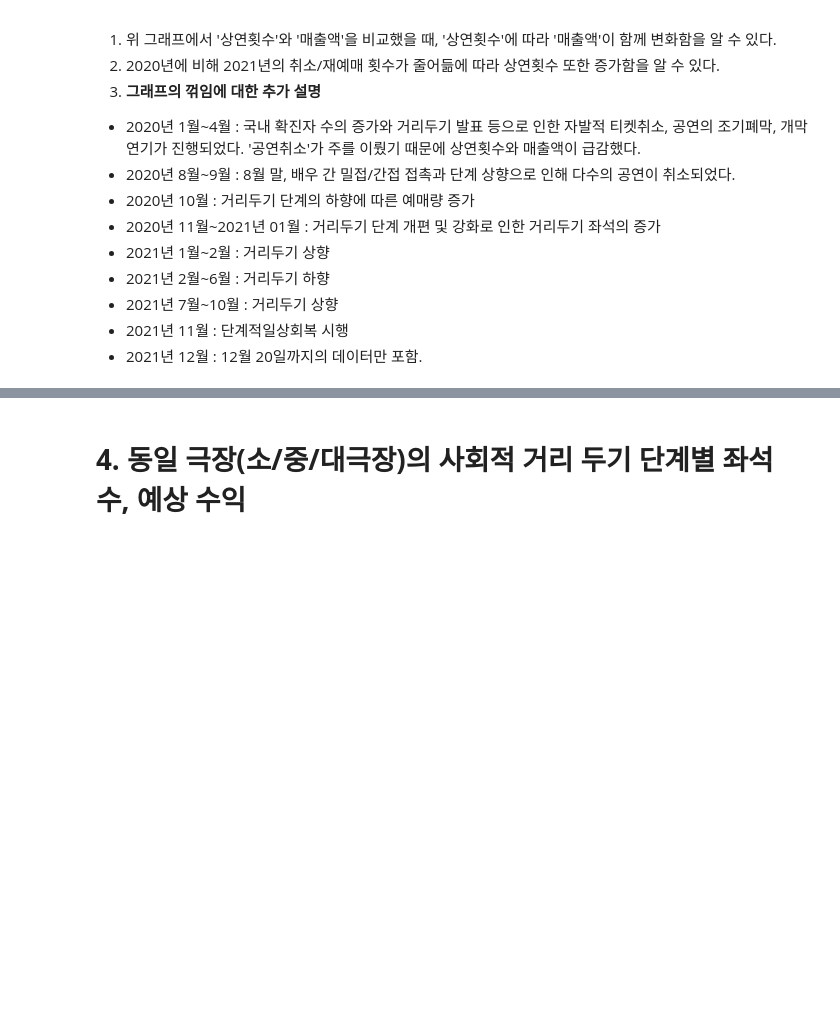
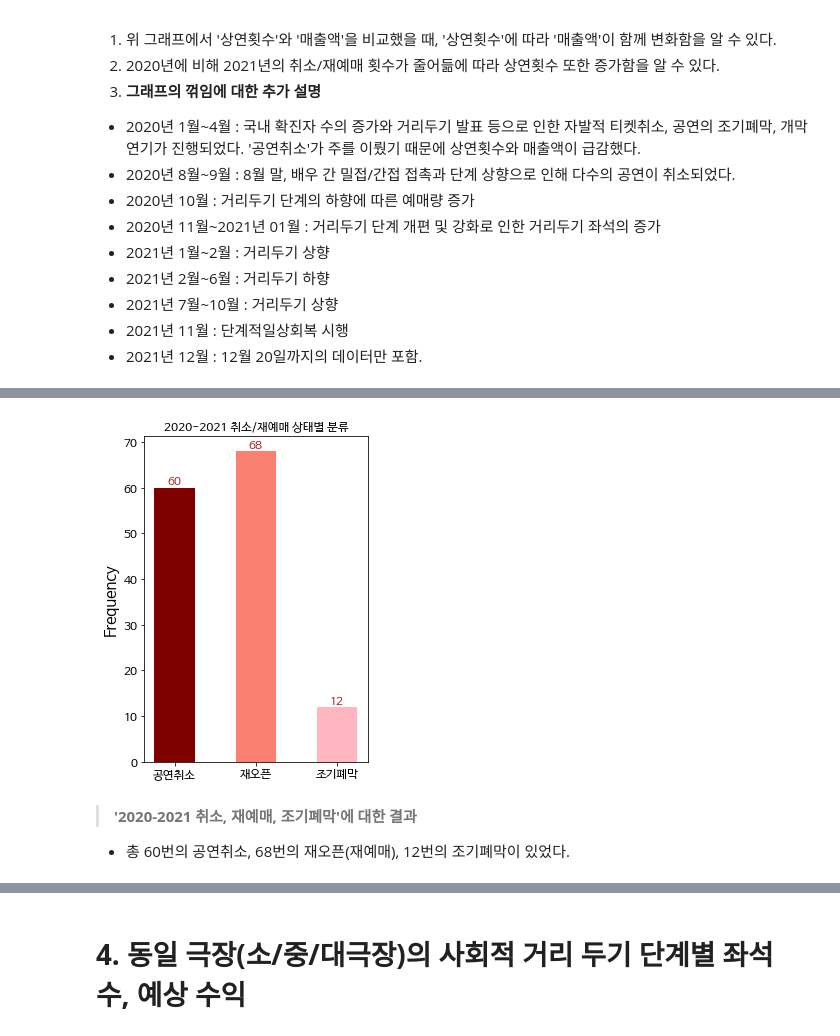
Before and after one commit to Seon42/2021-2_DAP_project, a Jupyter notebook: 2021_2학기_데이터분석프로그래밍_프로젝트_제출본.ipynb, the cells around one changed output, grey strips where cells are left out. Drawn from its saved outputs; the diff is of its cells as text; code cells hidden in the pictures; blank space fills up the shorter version.

```diff
--- a/2021_2학기_데이터분석프로그래밍_프로젝트_제출본.ipynb
+++ b/2021_2학기_데이터분석프로그래밍_프로젝트_제출본.ipynb
@@ -59,6 +59,11 @@ gsheet_name = "TicketData"
 gsheet_id = "1FL4nE2tqi4NXjGaFhsGchu3iu1PET4BU6JAFxcf793k"
 gsheet_url_ticket = "https://docs.google.com/spreadsheets/d/{}/gviz/tq?tqx=out:csv&sheet={}".format(gsheet_id, gsheet_name)
 
+# 2020, 2021 공연 취소/재예매 data
+gsheet_name = "CancelData"
+gsheet_id = "1FL4nE2tqi4NXjGaFhsGchu3iu1PET4BU6JAFxcf793k"
+gsheet_url_cancel = "https://docs.google.com/spreadsheets/d/{}/gviz/tq?tqx=out:csv&sheet={}".format(gsheet_id, gsheet_name)
+
 # 동일 극장의 사회적 거리 두기 단계별 data
 gsheet_name = "StepData"
 gsheet_id = "1FL4nE2tqi4NXjGaFhsGchu3iu1PET4BU6JAFxcf793k"
@@ -439,3 +446,7 @@ plt.show()
  + 2021년 7월~10월 : 거리두기 상향
  + 2021년 11월 : 단계적일상회복 시행
  + 2021년 12월 : 12월 20일까지의 데이터만 포함.
+# %%
+# 2020, 2021 취소, 재예매, 조기폐막 관련 DF
+df_cancel = pd.read_csv(gsheet_url_cancel)
+df_cancel
@@ -441,0 +467,31 @@ plt.show()
+# %%
+## State를 기준으로 분류
+
+cancel_data = df_cancel[df_cancel['State'].isin(['공연취소'])]
+reOpen_data = df_cancel[df_cancel['State'].isin(['재오픈'])]
+close_data = df_cancel[df_cancel['State'].isin(['조기폐막'])]
+
+count_state = [cancel_data.shape[0], reOpen_data.shape[0], close_data.shape[0]]
+colors = ['maroon','salmon','lightpink']
+state = ['공연취소', '재오픈', '조기폐막']
+
+plt.figure(figsize=(4,6))
+
+plt.bar(state, count_state, color=colors, width=0.5)
+plt.xticks()
+plt.ylabel("Frequency")
+plt.title("2020-2021 취소/재예매 상태별 분류")
+
+for i, v in enumerate(state):
+    plt.text(v, count_state[i], count_state[i],
+             fontsize = 12,
+             color='brown',
+             horizontalalignment='center',
+             verticalalignment='bottom')
+
+plt.show()
+# %% [output]
+[figure, added]
+# %% [markdown]
+>  **'2020-2021 취소, 재예매, 조기폐막'에 대한 결과**
+* 총 60번의 공연취소, 68번의 재오픈(재예매), 12번의 조기폐막이 있었다.
```
Also changed, not shown: parts of 5 cells of this notebook.
